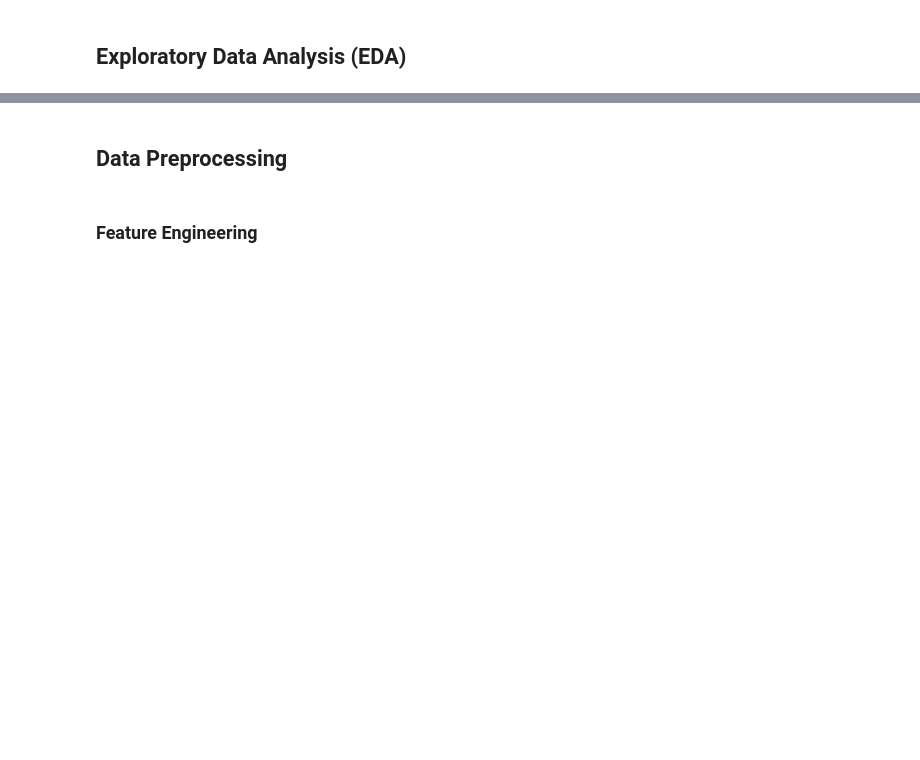
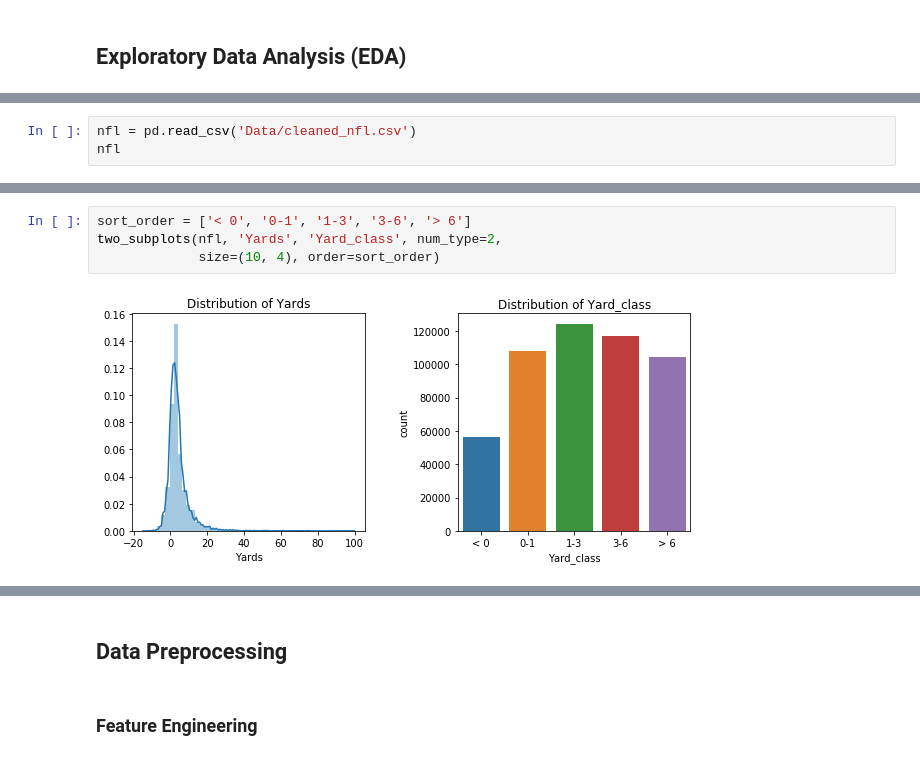
Before and after one commit to sharonk515/NFL_yards_gained, a Jupyter notebook: nfl_data_clean.ipynb, the cells around one changed output, grey strips where cells are left out. Cells and saved outputs as stored; diff of their text form; blank space fills up the shorter version.

```diff
--- a/nfl_data_clean.ipynb
+++ b/nfl_data_clean.ipynb
@@ -463,0 +187,3 @@ plt.setp(axes[1].get_xticklabels(), rotation=90);
+# %%
+nfl = pd.read_csv('Data/cleaned_nfl.csv')
+nfl
@@ -463,0 +209,6 @@ plt.setp(axes[1].get_xticklabels(), rotation=90);
+# %%
+sort_order = ['< 0', '0-1', '1-3', '3-6', '> 6']
+two_subplots(nfl, 'Yards', 'Yard_class', num_type=2,
+             size=(10, 4), order=sort_order)
+# %% [output]
+[figure, added]
```
Also changed, not shown: parts of 42 cells of this notebook, 2 other files.
